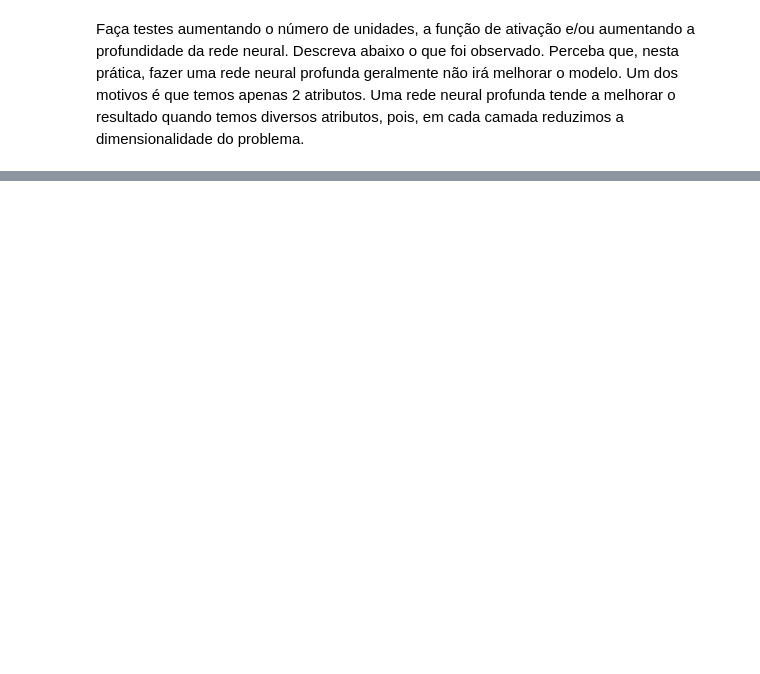
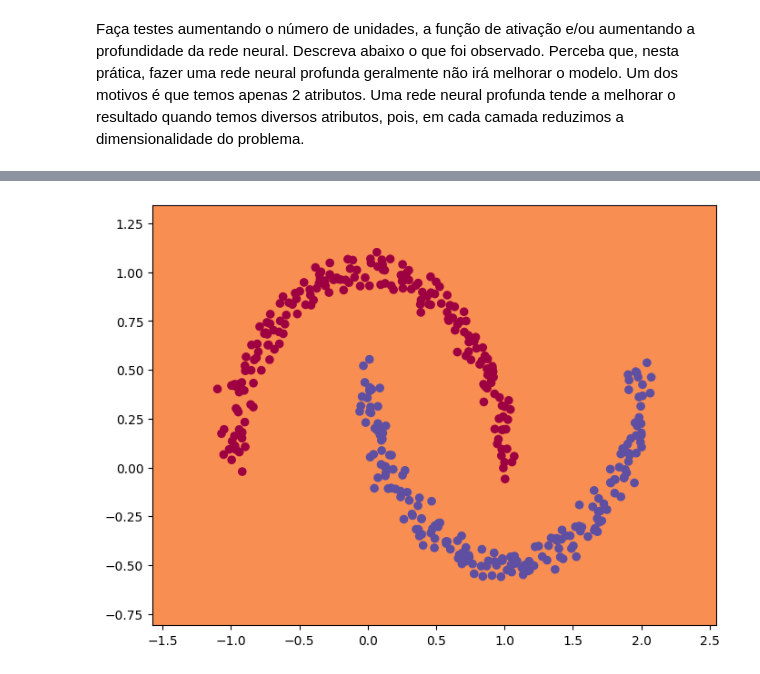
Before and after one commit to vnszero/machine-learning-algorithms, a Jupyter notebook: ap-de-maquina-deep-learning-master/Rede Neural Profunda.ipynb, the cells around one changed output, grey strips where cells are left out. Cells and saved outputs as stored; diff of their text form; code cells hidden in the pictures; blank space fills up the shorter version.

```diff
--- a/ap-de-maquina-deep-learning-master/Rede Neural Profunda.ipynb
+++ b/ap-de-maquina-deep-learning-master/Rede Neural Profunda.ipynb
@@ -382,0 +503,3 @@ Faça testes aumentando o número de unidades, a função de ativação e/ou aum
+# %%
+dnn = RedeNeural(arr_qtd_un_por_camada=[4, 4, 1], arr_func_a_por_camada=[tanh, relu, sigmoid], num_iteracoes=3000)
+dnn.fit(mat_x=mat_x, arr_y=arr_y, learning_rate=1.2)
@@ -382,0 +524,4 @@ Faça testes aumentando o número de unidades, a função de ativação e/ou aum
+# %%
+plot_decision_boundary(dnn,mat_x,arr_y)
+# %% [output]
+[figure, added]
```
Also changed, not shown: parts of 19 cells of this notebook, 1 other file.
